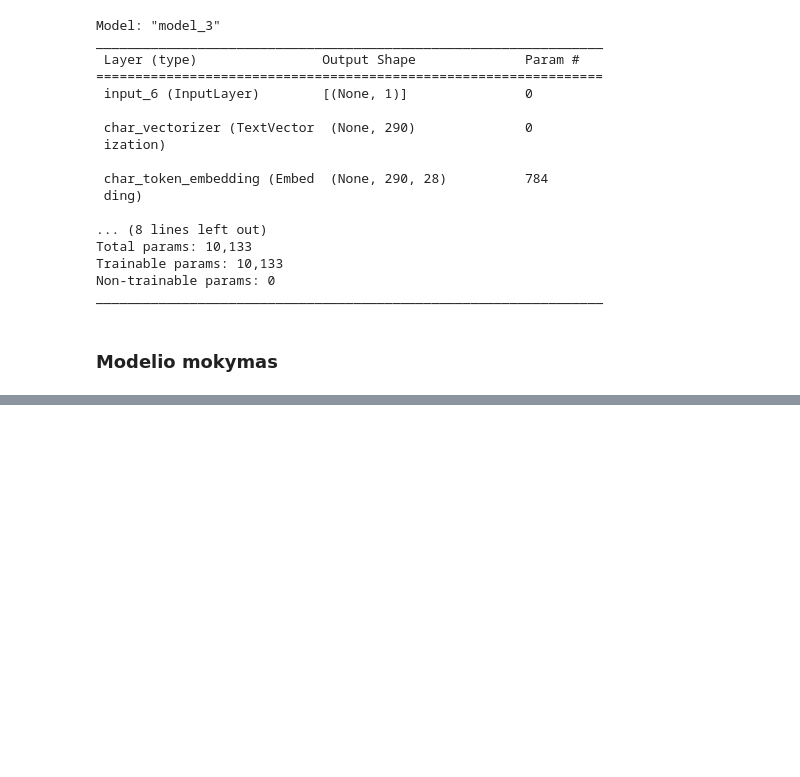
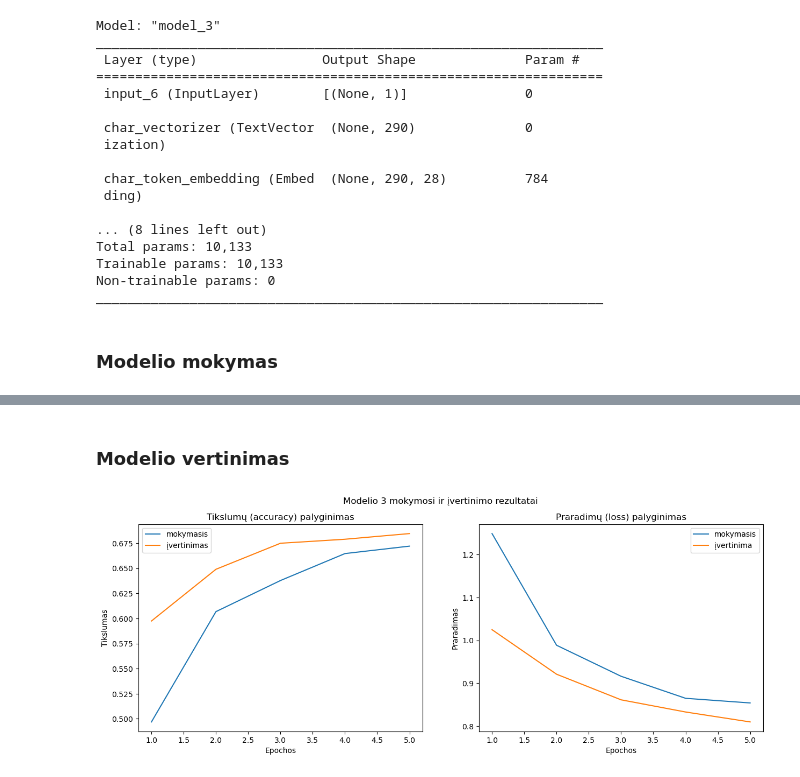
Before and after one commit to gisora/ptu8-final-project, a Jupyter notebook: nuosekliu_sakiniu_klasifikavimas.ipynb, the cells around one changed output, grey strips where cells are left out. Saved outputs shown, nothing was run; the diff lists cells and outputs as text; code cells hidden in the pictures; blank space fills up the shorter version.

Commit message:
modelis 3 mokymo vertinimas

```diff
--- a/nuosekliu_sakiniu_klasifikavimas.ipynb
+++ b/nuosekliu_sakiniu_klasifikavimas.ipynb
@@ -1256,7 +1256,7 @@ _________________________________________________________________
 ### Modelio mokymas
 # %%
 # atliekam modelio mokinimą naudojant tik 10% duomenų paketų (batches)
-model_1_history = model_1.fit(train_chars_dataset,
+model_3_history = model_3.fit(train_chars_dataset,
                               steps_per_epoch=int(0.1*len(train_chars_dataset)),
                               epochs=5,
                               validation_data=val_chars_dataset,
@@ -1275,0 +1276,7 @@ Epoch 5/5
+# %% [markdown]
+### Modelio vertinimas
+# %%
+# sudarom modelio "Modelis 3" vertinimo diagramas
+plot_accuracy_loss_curves(model_3_history, "3")
+# %% [output]
+[figure, added]
```
Also changed, not shown: parts of 4 cells of this notebook.
